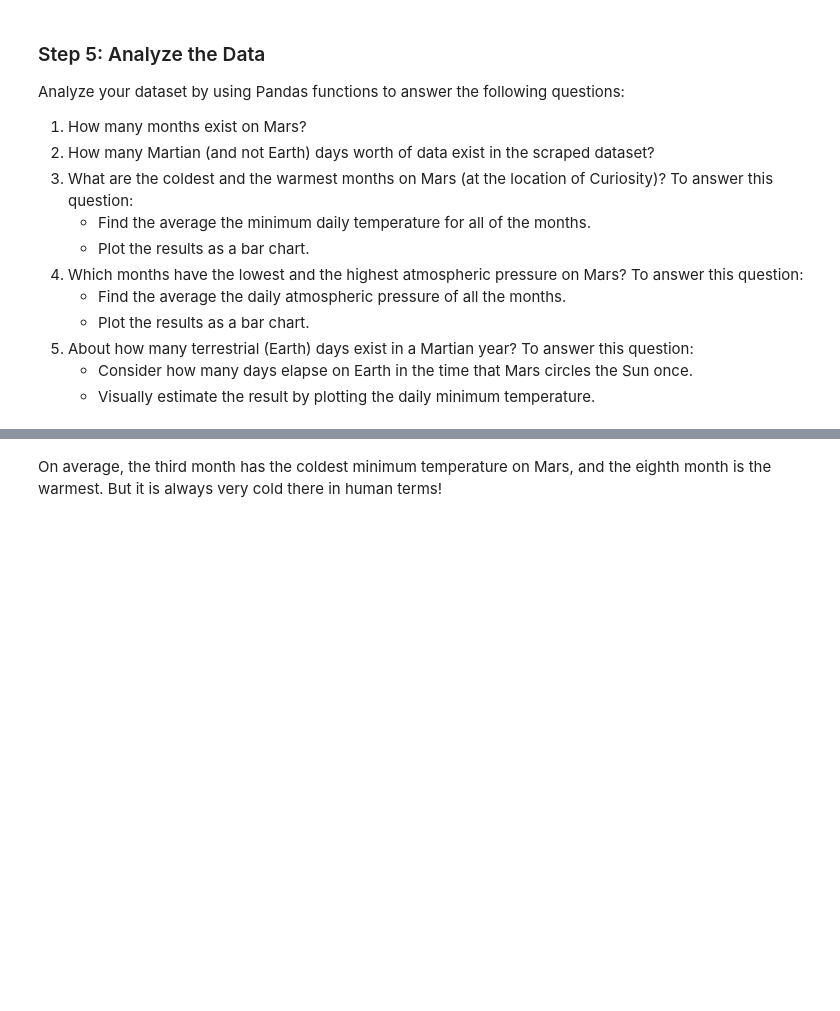
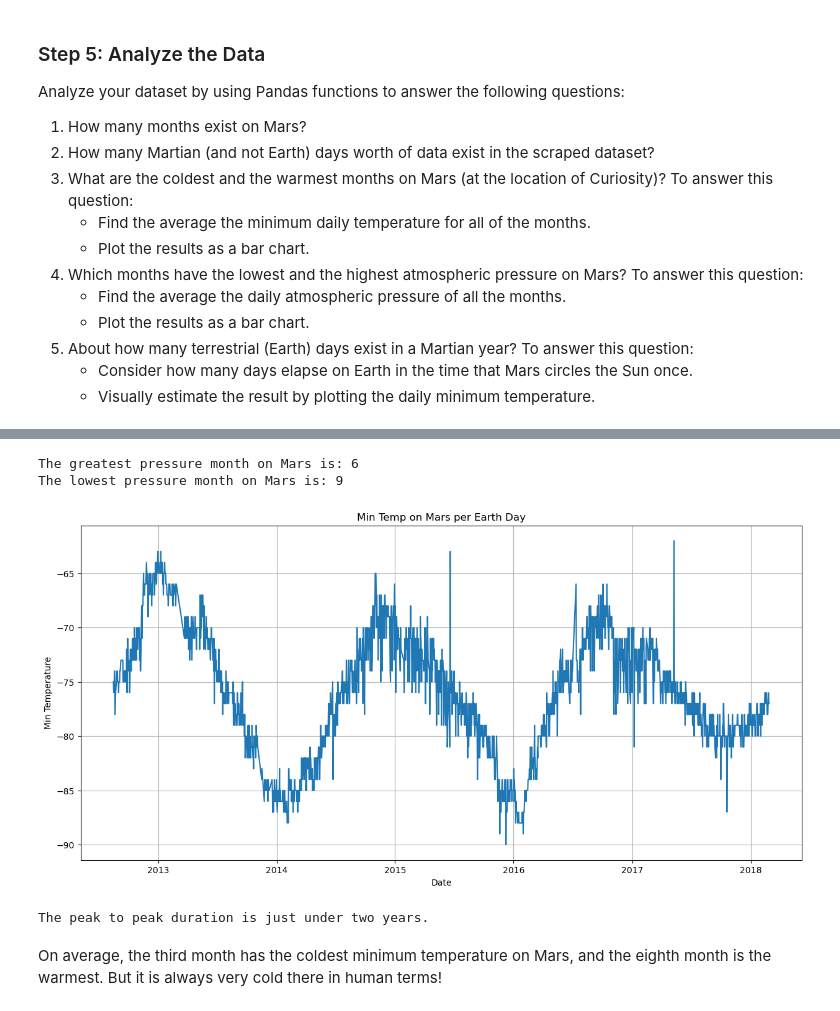
Before and after one commit to DunieCarrasco/Data_Collection_Challenge, a Jupyter notebook: part_2_mars_weather.ipynb, the cells around one changed output, grey strips where cells are left out. Drawn from its saved outputs; the diff is of its cells as text; code cells hidden in the pictures; blank space fills up the shorter version.

```diff
--- a/part_2_mars_weather.ipynb
+++ b/part_2_mars_weather.ipynb
@@ -207,0 +269,6 @@ Analyze your dataset by using Pandas functions to answer the following questions
+# %%
+print (f"The highest pressure month on Mars is: {avg_pressure_month['pressure'].idxmin()}")
+print (f"The lowest pressure month on Mars is: {avg_pressure_month['pressure'].idxmax()}")
+# %% [output]
+The greatest pressure month on Mars is: 6
+The lowest pressure month on Mars is: 9
@@ -208,3 +282,17 @@ Analyze your dataset by using Pandas functions to answer the following questions
+# %%
+# 5. How many terrestrial (earth) days are there in a Martian year?
+ax = plt.subplots(figsize=[15,7])
+ax = plt.plot(mars_temp_df.terrestrial_date,mars_temp_df.min_temp)
+plt.grid(visible=True, which='both')
+plt.xlabel('Date')
+plt.ylabel('Min Temperature')
+plt.title('Min Temp on Mars per Earth Day')
+plt.show()
+
+print(f"The peak to peak duration is just under two years. ")
+# %% [output]
+[figure, added]
+The peak to peak duration is just under two years.
 # %% [markdown]
 On average, the third month has the coldest minimum temperature on Mars, and the eighth month is the warmest. But it is always very cold there in human terms!
 # %% [markdown]
```
Also changed, not shown: parts of 12 cells of this notebook, 3 other files.
